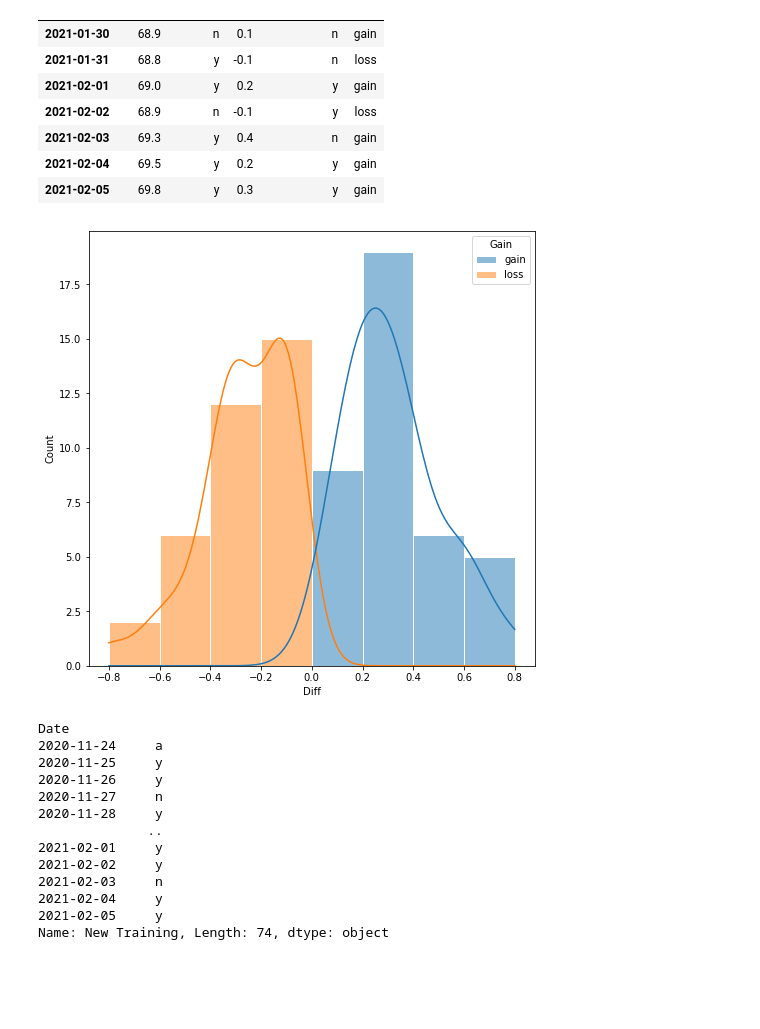
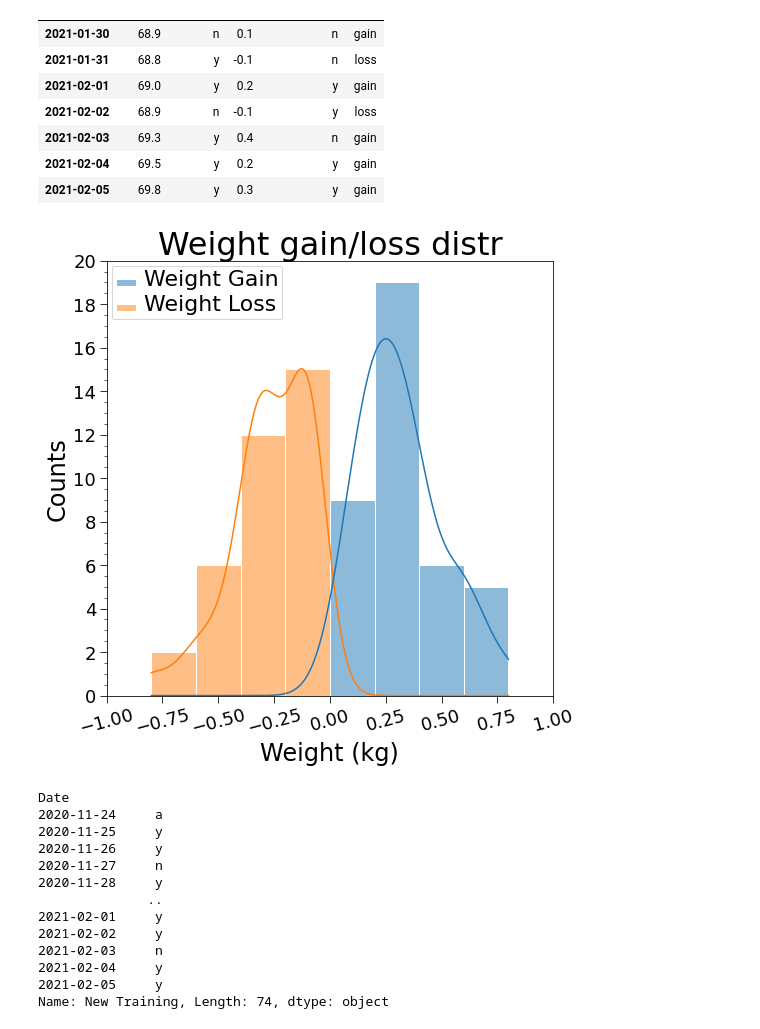
Before and after one commit to niklai99/FlexWorkout, a Jupyter notebook: NOTEBOOK.ipynb, the cells around one changed output. Cells and saved outputs as stored; diff of their text form; code cells hidden in the pictures; blank space fills up the shorter version.

Commit message:
Updated graphics

```diff
--- a/NOTEBOOK.ipynb
+++ b/NOTEBOOK.ipynb
@@ -274,4 +276,6 @@ plt.show()
 # %%
+df['Gain'] = ''
+
 for i in range(len(df['Diff'])):
 
     if df['Diff'].iloc[i] >= 0:
@@ -291,17 +295,43 @@ df.tail(7)
 | 2021-02-03 | 69.3 | y | 0.4 | n | gain |
 | 2021-02-04 | 69.5 | y | 0.2 | y | gain |
 | 2021-02-05 | 69.8 | y | 0.3 | y | gain |
+# %%
+def gainloss_distr_settings(ax, g, BOTTOM, TOP):
+
+    ax.tick_params(axis = 'x', which = 'major', labelsize = 18, direction = 'out', length = 7, rotation = 15)
+    ax.tick_params(axis = 'y', which = 'major', labelsize = 18, direction = 'out', length = 7)
+    ax.tick_params(axis = 'y', which = 'minor', labelsize = 18, direction = 'out', length = 3)
+    ax.tick_params(axis = 'x', which = 'minor', bottom = False)
+    ax.set_yticks(ticks = ax.get_yticks(), minor = True)
+    ax.minorticks_on()
+    ax.yaxis.set_major_locator(MaxNLocator(integer=True))
+
+    ax.set_xlabel('Weight (kg)', fontsize = 24, loc = 'center')
+    ax.set_ylabel('Counts', fontsize = 24, loc = 'center')
+    ax.set_title('Weight gain/loss distr', fontsize = 32)
+
+    ax.set_xlim(left = BOTTOM, right = TOP)
+
+    plt.setp(ax.get_legend().get_texts(), fontsize='22')
+    plt.setp(ax.get_legend().get_title(), fontsize='28')
+
+    g.legend_.set_title('')
+
+    new_labels = ['Weight Gain', 'Weight Loss']
+    for t, l in zip(g.legend_.texts, new_labels): t.set_text(l)
 # %%
 fig5 = plt.figure(figsize=(8,8))
 ax5 = fig5.add_subplot(1,1,1)
 
 g1 = sns.histplot(data = df, x = 'Diff', hue = 'Gain', stat = 'count', element = 'bars', edgecolor = 'white', kde = True, ax = ax5, legend = True)
 
+gainloss_distr_settings(ax5, g1, BOTTOM2, TOP2)
+
 #fig5.savefig('./Plots/diff_distr.png', dpi = 300, facecolor = 'white')
 
 plt.show()
 # %% [output]
-[figure, old version]
+[figure, new version]
 # %%
 df['New Training'].fillna('a')
 # %% [output]
```
Also changed, not shown: parts of 1 cell of this notebook.
